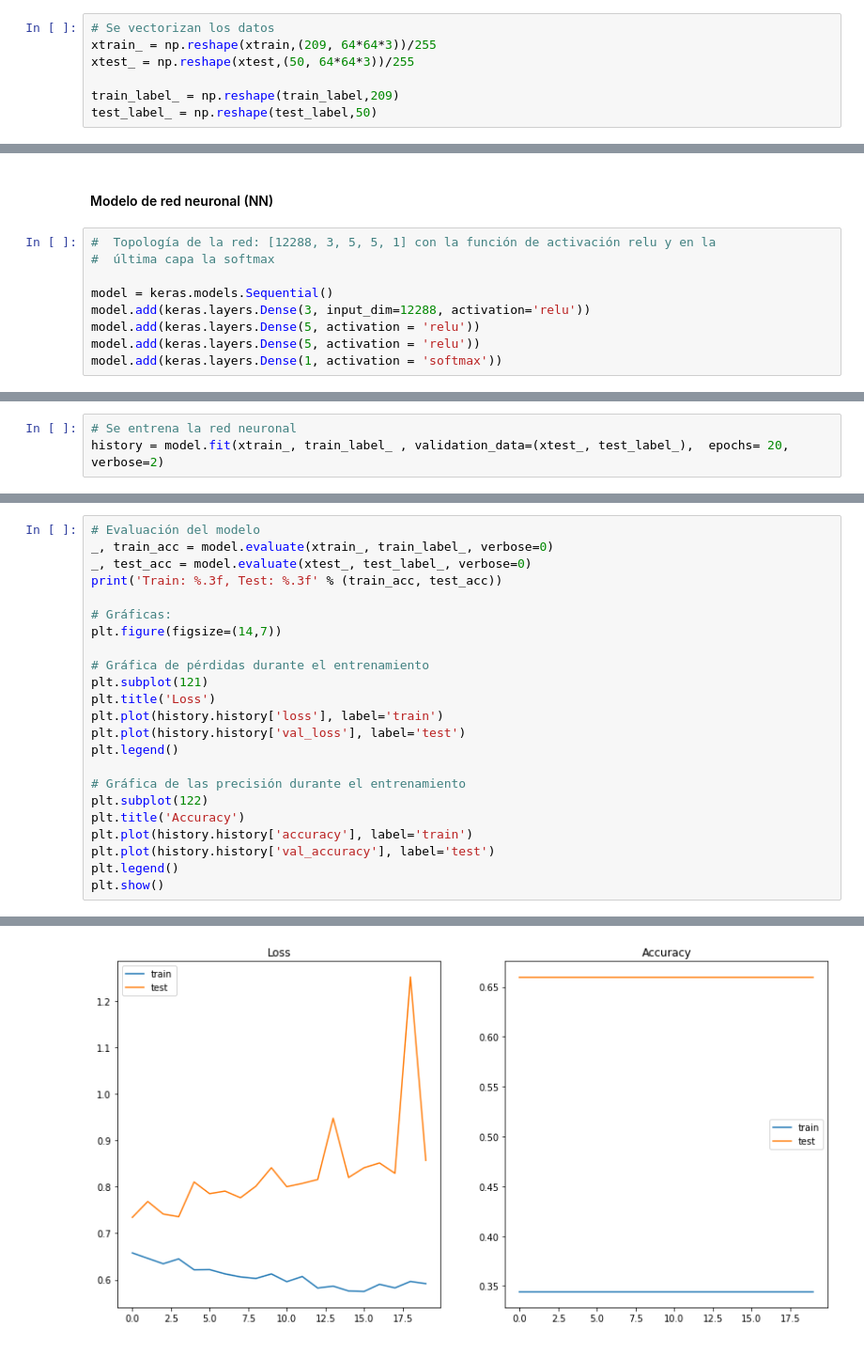
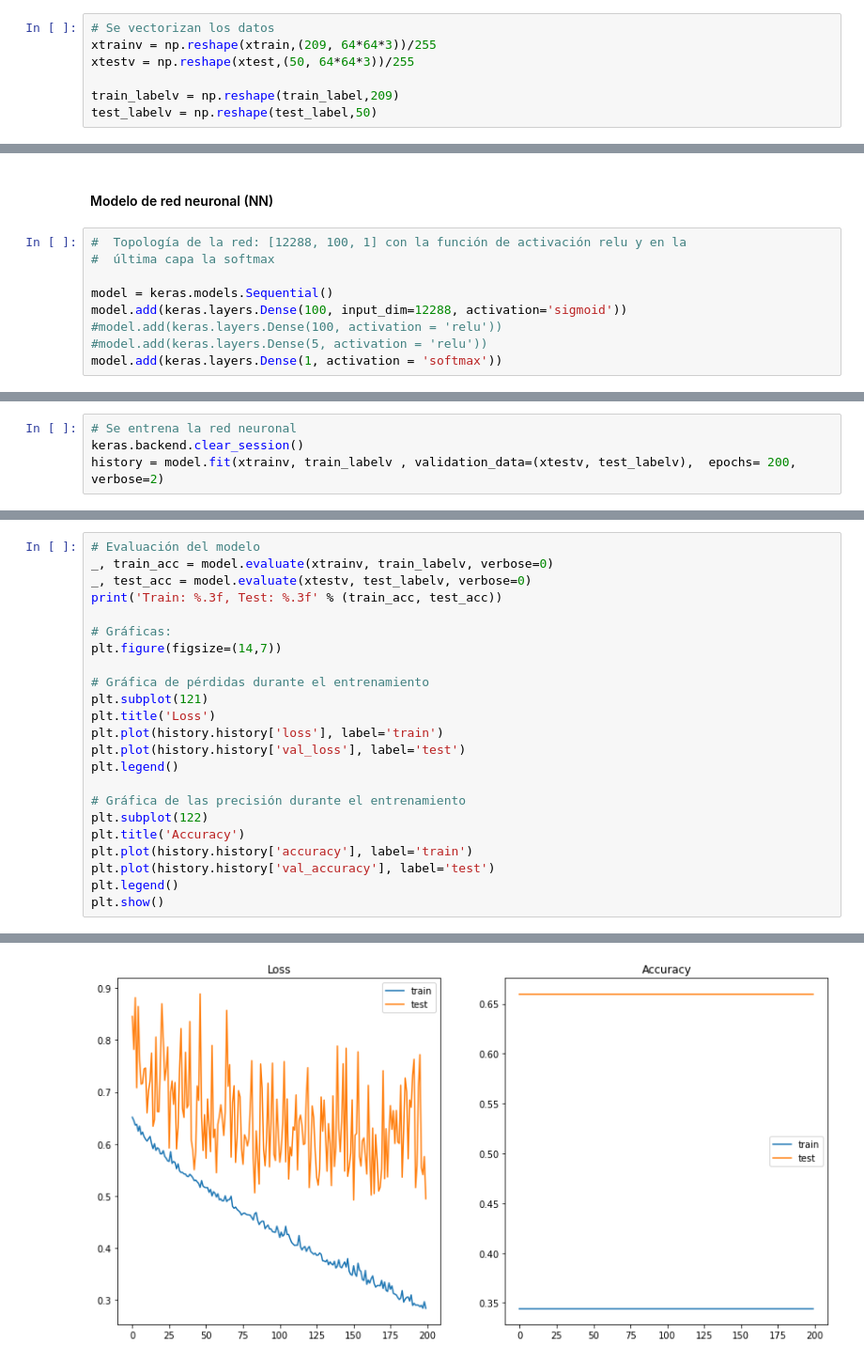
Before and after one commit to hernansalinas/Curso_aprendizaje_estadistico, a Jupyter notebook: Tareas/Restrepo-9709/Laboratorio_8.ipynb, the cells around one changed output, grey strips where cells are left out. Shown at 94% size. Saved outputs shown, nothing was run; the diff lists cells and outputs as text.

```diff
--- a/Tareas/Restrepo-9709/Laboratorio_8.ipynb
+++ b/Tareas/Restrepo-9709/Laboratorio_8.ipynb
@@ -38,8 +34,8 @@ plt.imshow(xtrain[200])
 [figure]
 # %%
 # Se vectorizan los datos
-xtrain_ = np.reshape(xtrain,(209, 64*64*3))/255
-xtest_ = np.reshape(xtest,(50, 64*64*3))/255
+xtrainv = np.reshape(xtrain,(209, 64*64*3))/255
+xtestv = np.reshape(xtest,(50, 64*64*3))/255
 
-train_label_ = np.reshape(train_label,209)
-test_label_ = np.reshape(test_label,50)
+train_labelv = np.reshape(train_label,209)
+test_labelv = np.reshape(test_label,50)
@@ -46,11 +45,11 @@ test_label_ = np.reshape(test_label,50)
 # %% [markdown]
 #### Modelo de red neuronal (NN)
 # %%
-#  Topología de la red: [12288, 3, 5, 5, 1] con la función de activación relu y en la
+#  Topología de la red: [12288, 100, 1] con la función de activación relu y en la
 #  última capa la softmax
 
 model = keras.models.Sequential()
-model.add(keras.layers.Dense(3, input_dim=12288, activation='relu'))
-model.add(keras.layers.Dense(5, activation = 'relu'))
-model.add(keras.layers.Dense(5, activation = 'relu'))
+model.add(keras.layers.Dense(100, input_dim=12288, activation='sigmoid'))
+#model.add(keras.layers.Dense(100, activation = 'relu'))
+#model.add(keras.layers.Dense(5, activation = 'relu'))
 model.add(keras.layers.Dense(1, activation = 'softmax'))
@@ -87,4 +78,5 @@ model.compile(loss='binary_crossentropy', optimizer=opt, metrics=['accuracy'])
 # %%
 # Se entrena la red neuronal
-history = model.fit(xtrain_, train_label_ , validation_data=(xtest_, test_label_),  epochs= 20, verbose=2)
+keras.backend.clear_session()
+history = model.fit(xtrainv, train_labelv , validation_data=(xtestv, test_labelv),  epochs= 200, verbose=2)
 # %% [output]
@@ -108,26 +100,26 @@ Epoch 20/20
 # %%
 # Evaluación del modelo
-_, train_acc = model.evaluate(xtrain_, train_label_, verbose=0)
-_, test_acc = model.evaluate(xtest_, test_label_, verbose=0)
+_, train_acc = model.evaluate(xtrainv, train_labelv, verbose=0)
+_, test_acc = model.evaluate(xtestv, test_labelv, verbose=0)
 print('Train: %.3f, Test: %.3f' % (train_acc, test_acc))
 
 # Gráficas:
 plt.figure(figsize=(14,7))
 
 # Gráfica de pérdidas durante el entrenamiento
 plt.subplot(121)
 plt.title('Loss')
 plt.plot(history.history['loss'], label='train')
 plt.plot(history.history['val_loss'], label='test')
 plt.legend()
 
 # Gráfica de las precisión durante el entrenamiento
 plt.subplot(122)
 plt.title('Accuracy')
 plt.plot(history.history['accuracy'], label='train')
 plt.plot(history.history['val_accuracy'], label='test')
 plt.legend()
 plt.show()
 # %% [output]
 Train: 0.344, Test: 0.660
-[figure, old version]
+[figure, new version]
```
Also changed, not shown: parts of 12 cells of this notebook, 10 other files.
